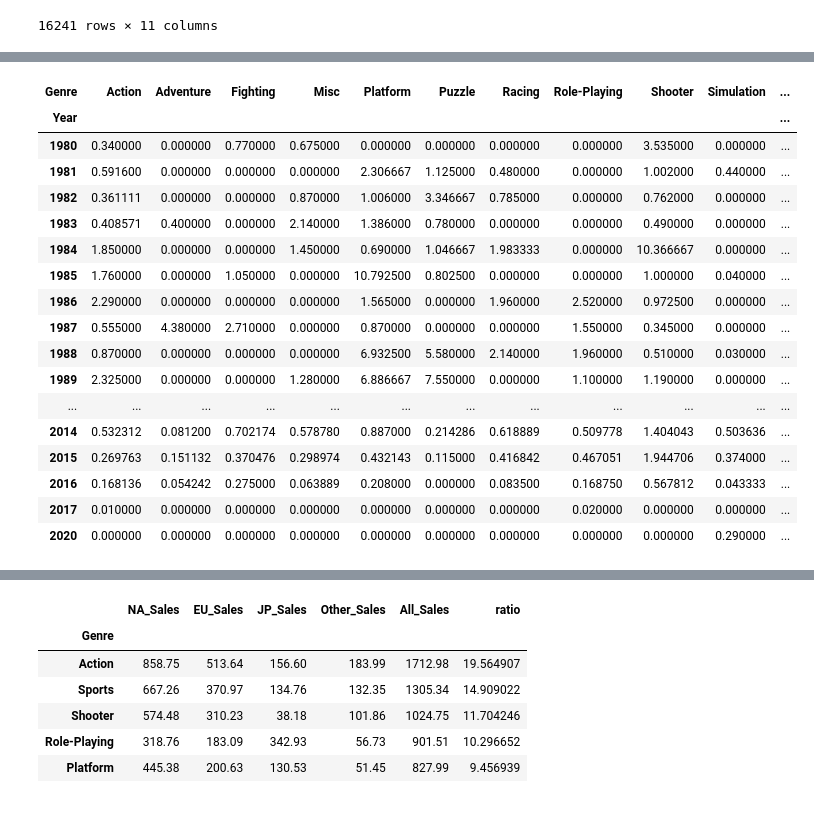
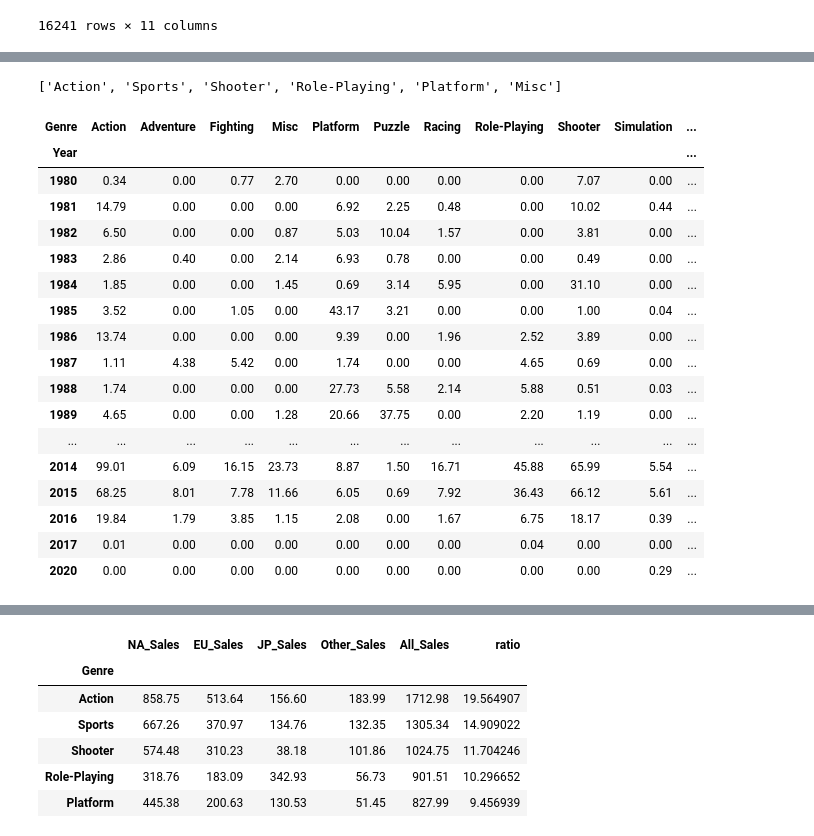
Before and after one commit to sangwook4kim/PROJ_1_VIDEOGAMES, a Jupyter notebook: ai07-sc1-proj1.ipynb, the cells around one changed output, grey strips where cells are left out. Cells and saved outputs as stored; diff of their text form; code cells hidden in the pictures.

```diff
--- a/ai07-sc1-proj1.ipynb
+++ b/ai07-sc1-proj1.ipynb
@@ -504,24 +521,29 @@ df2
+# %%
+indexes = df2_1_per.sort_values(by=['All_Sales'], ascending=False).head(6).index.tolist()
+indexes
+# %% [output]
+['Action', 'Sports', 'Shooter', 'Role-Playing', 'Platform', 'Misc']
 # %%
 #df2_year = df2[['Year', 'Genre', 'NA_Sales', 'EU_Sales', 'JP_Sales', 'Other_Sales', 'All_Sales']].groupby(by=['Year']).sum()
-df2_year = pd.pivot_table(data=df2, index=['Year'], columns=['Genre'], values='All_Sales').fillna(0)
+df2_year = pd.pivot_table(data=df2, index=['Year'], columns=['Genre'], values='All_Sales', aggfunc='sum').fillna(0)
 df2_year['all'] = df2_year.sum(axis=1)
 df2_year
 # %% [output]
 | Genre | Action | Adventure | Fighting | Misc | Platform | Puzzle | Racing | Role-Playing | Shooter | Simulation | ... |
 | Year |  |  |  |  |  |  |  |  |  |  | ... |
-| 1980 | 0.340000 | 0.000000 | 0.770000 | 0.675000 | 0.000000 | 0.000000 | 0.000000 | 0.000000 | 3.535000 | 0.000000 | ... |
-| 1981 | 0.591600 | 0.000000 | 0.000000 | 0.000000 | 2.306667 | 1.125000 | 0.480000 | 0.000000 | 1.002000 | 0.440000 | ... |
-| 1982 | 0.361111 | 0.000000 | 0.000000 | 0.870000 | 1.006000 | 3.346667 | 0.785000 | 0.000000 | 0.762000 | 0.000000 | ... |
-| 1983 | 0.408571 | 0.400000 | 0.000000 | 2.140000 | 1.386000 | 0.780000 | 0.000000 | 0.000000 | 0.490000 | 0.000000 | ... |
-| 1984 | 1.850000 | 0.000000 | 0.000000 | 1.450000 | 0.690000 | 1.046667 | 1.983333 | 0.000000 | 10.366667 | 0.000000 | ... |
-| 1985 | 1.760000 | 0.000000 | 1.050000 | 0.000000 | 10.792500 | 0.802500 | 0.000000 | 0.000000 | 1.000000 | 0.040000 | ... |
-| 1986 | 2.290000 | 0.000000 | 0.000000 | 0.000000 | 1.565000 | 0.000000 | 1.960000 | 2.520000 | 0.972500 | 0.000000 | ... |
-| 1987 | 0.555000 | 4.380000 | 2.710000 | 0.000000 | 0.870000 | 0.000000 | 0.000000 | 1.550000 | 0.345000 | 0.000000 | ... |
-| 1988 | 0.870000 | 0.000000 | 0.000000 | 0.000000 | 6.932500 | 5.580000 | 2.140000 | 1.960000 | 0.510000 | 0.030000 | ... |
-| 1989 | 2.325000 | 0.000000 | 0.000000 | 1.280000 | 6.886667 | 7.550000 | 0.000000 | 1.100000 | 1.190000 | 0.000000 | ... |
+| 1980 | 0.34 | 0.00 | 0.77 | 2.70 | 0.00 | 0.00 | 0.00 | 0.00 | 7.07 | 0.00 | ... |
+| 1981 | 14.79 | 0.00 | 0.00 | 0.00 | 6.92 | 2.25 | 0.48 | 0.00 | 10.02 | 0.44 | ... |
+| 1982 | 6.50 | 0.00 | 0.00 | 0.87 | 5.03 | 10.04 | 1.57 | 0.00 | 3.81 | 0.00 | ... |
+| 1983 | 2.86 | 0.40 | 0.00 | 2.14 | 6.93 | 0.78 | 0.00 | 0.00 | 0.49 | 0.00 | ... |
+| 1984 | 1.85 | 0.00 | 0.00 | 1.45 | 0.69 | 3.14 | 5.95 | 0.00 | 31.10 | 0.00 | ... |
+| 1985 | 3.52 | 0.00 | 1.05 | 0.00 | 43.17 | 3.21 | 0.00 | 0.00 | 1.00 | 0.04 | ... |
+| 1986 | 13.74 | 0.00 | 0.00 | 0.00 | 9.39 | 0.00 | 1.96 | 2.52 | 3.89 | 0.00 | ... |
+| 1987 | 1.11 | 4.38 | 5.42 | 0.00 | 1.74 | 0.00 | 0.00 | 4.65 | 0.69 | 0.00 | ... |
+| 1988 | 1.74 | 0.00 | 0.00 | 0.00 | 27.73 | 5.58 | 2.14 | 5.88 | 0.51 | 0.03 | ... |
+| 1989 | 4.65 | 0.00 | 0.00 | 1.28 | 20.66 | 37.75 | 0.00 | 2.20 | 1.19 | 0.00 | ... |
 | ... | ... | ... | ... | ... | ... | ... | ... | ... | ... | ... | ... |
-| 2014 | 0.532312 | 0.081200 | 0.702174 | 0.578780 | 0.887000 | 0.214286 | 0.618889 | 0.509778 | 1.404043 | 0.503636 | ... |
-| 2015 | 0.269763 | 0.151132 | 0.370476 | 0.298974 | 0.432143 | 0.115000 | 0.416842 | 0.467051 | 1.944706 | 0.374000 | ... |
-| 2016 | 0.168136 | 0.054242 | 0.275000 | 0.063889 | 0.208000 | 0.000000 | 0.083500 | 0.168750 | 0.567812 | 0.043333 | ... |
-| 2017 | 0.010000 | 0.000000 | 0.000000 | 0.000000 | 0.000000 | 0.000000 | 0.000000 | 0.020000 | 0.000000 | 0.000000 | ... |
-| 2020 | 0.000000 | 0.000000 | 0.000000 | 0.000000 | 0.000000 | 0.000000 | 0.000000 | 0.000000 | 0.000000 | 0.290000 | ... |
+| 2014 | 99.01 | 6.09 | 16.15 | 23.73 | 8.87 | 1.50 | 16.71 | 45.88 | 65.99 | 5.54 | ... |
+| 2015 | 68.25 | 8.01 | 7.78 | 11.66 | 6.05 | 0.69 | 7.92 | 36.43 | 66.12 | 5.61 | ... |
+| 2016 | 19.84 | 1.79 | 3.85 | 1.15 | 2.08 | 0.00 | 1.67 | 6.75 | 18.17 | 0.39 | ... |
+| 2017 | 0.01 | 0.00 | 0.00 | 0.00 | 0.00 | 0.00 | 0.00 | 0.04 | 0.00 | 0.00 | ... |
+| 2020 | 0.00 | 0.00 | 0.00 | 0.00 | 0.00 | 0.00 | 0.00 | 0.00 | 0.00 | 0.29 | ... |
```
Also changed, not shown: parts of 11 cells of this notebook.
